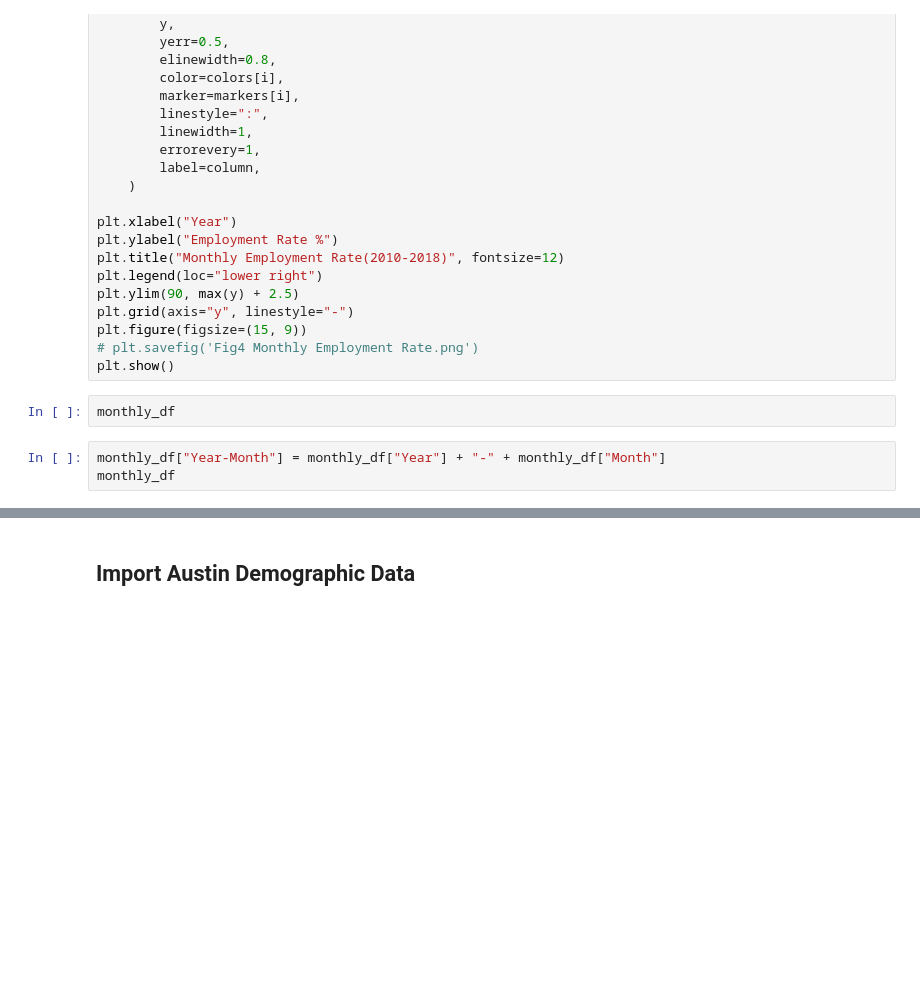
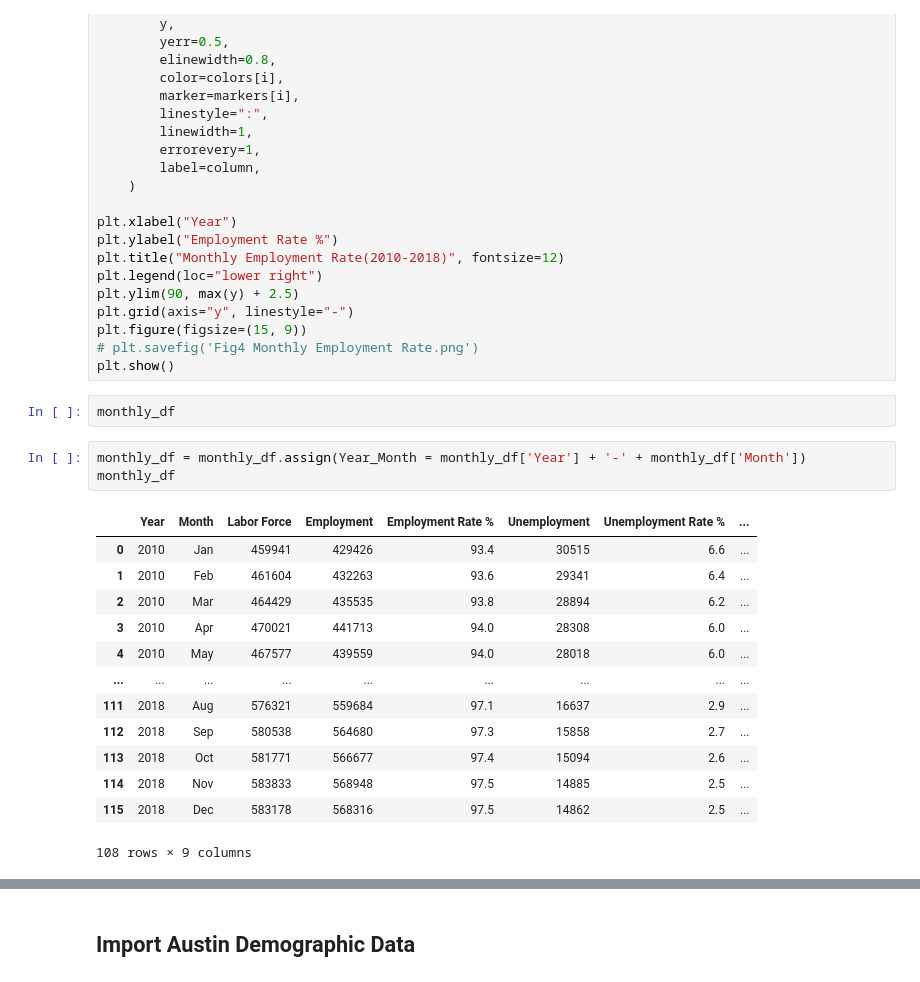
Before and after one commit to ybacoder/project-1, a Jupyter notebook: project_1.ipynb, the cells around one changed output, grey strips where cells are left out. Cells and saved outputs as stored; diff of their text form; blank space fills up the shorter version.

```diff
--- a/project_1.ipynb
+++ b/project_1.ipynb
@@ -425,6 +425,20 @@ plt.show()
 # %%
 monthly_df
 # %%
-monthly_df["Year-Month"] = monthly_df["Year"] + "-" + monthly_df["Month"]
+monthly_df = monthly_df.assign(Year_Month = monthly_df['Year'] + '-' + monthly_df['Month'])
 monthly_df
+# %% [output]
+|  | Year | Month | Labor Force | Employment | Employment Rate % | Unemployment | Unemployment Rate % | ... |
+| 0 | 2010 | Jan | 459941 | 429426 | 93.4 | 30515 | 6.6 | ... |
+| 1 | 2010 | Feb | 461604 | 432263 | 93.6 | 29341 | 6.4 | ... |
+| 2 | 2010 | Mar | 464429 | 435535 | 93.8 | 28894 | 6.2 | ... |
+| 3 | 2010 | Apr | 470021 | 441713 | 94.0 | 28308 | 6.0 | ... |
+| 4 | 2010 | May | 467577 | 439559 | 94.0 | 28018 | 6.0 | ... |
+| ... | ... | ... | ... | ... | ... | ... | ... | ... |
+| 111 | 2018 | Aug | 576321 | 559684 | 97.1 | 16637 | 2.9 | ... |
+| 112 | 2018 | Sep | 580538 | 564680 | 97.3 | 15858 | 2.7 | ... |
+| 113 | 2018 | Oct | 581771 | 566677 | 97.4 | 15094 | 2.6 | ... |
+| 114 | 2018 | Nov | 583833 | 568948 | 97.5 | 14885 | 2.5 | ... |
+| 115 | 2018 | Dec | 583178 | 568316 | 97.5 | 14862 | 2.5 | ... |
+108 rows × 9 columns
 # %%
```
Also changed, not shown: parts of 1 cell of this notebook.
